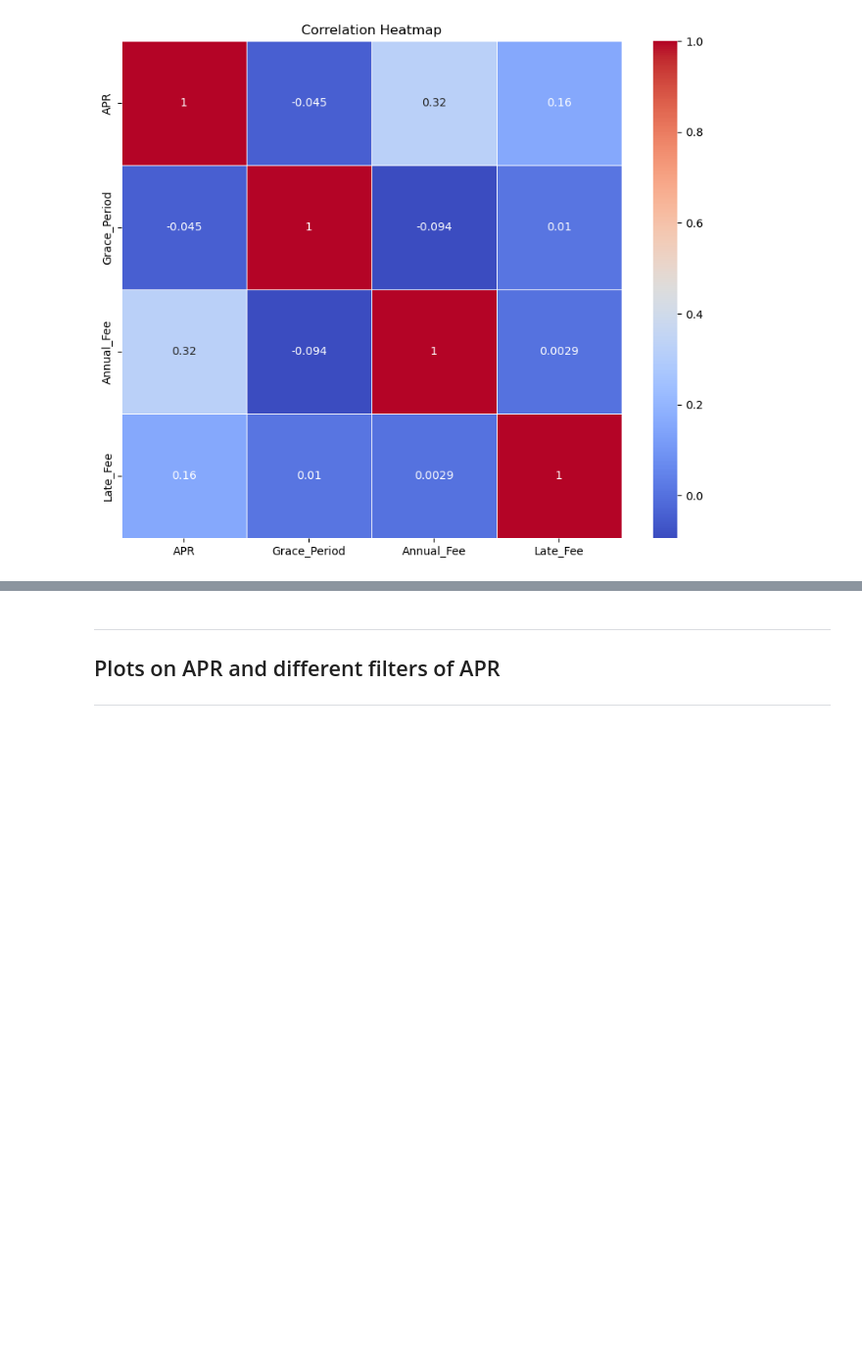
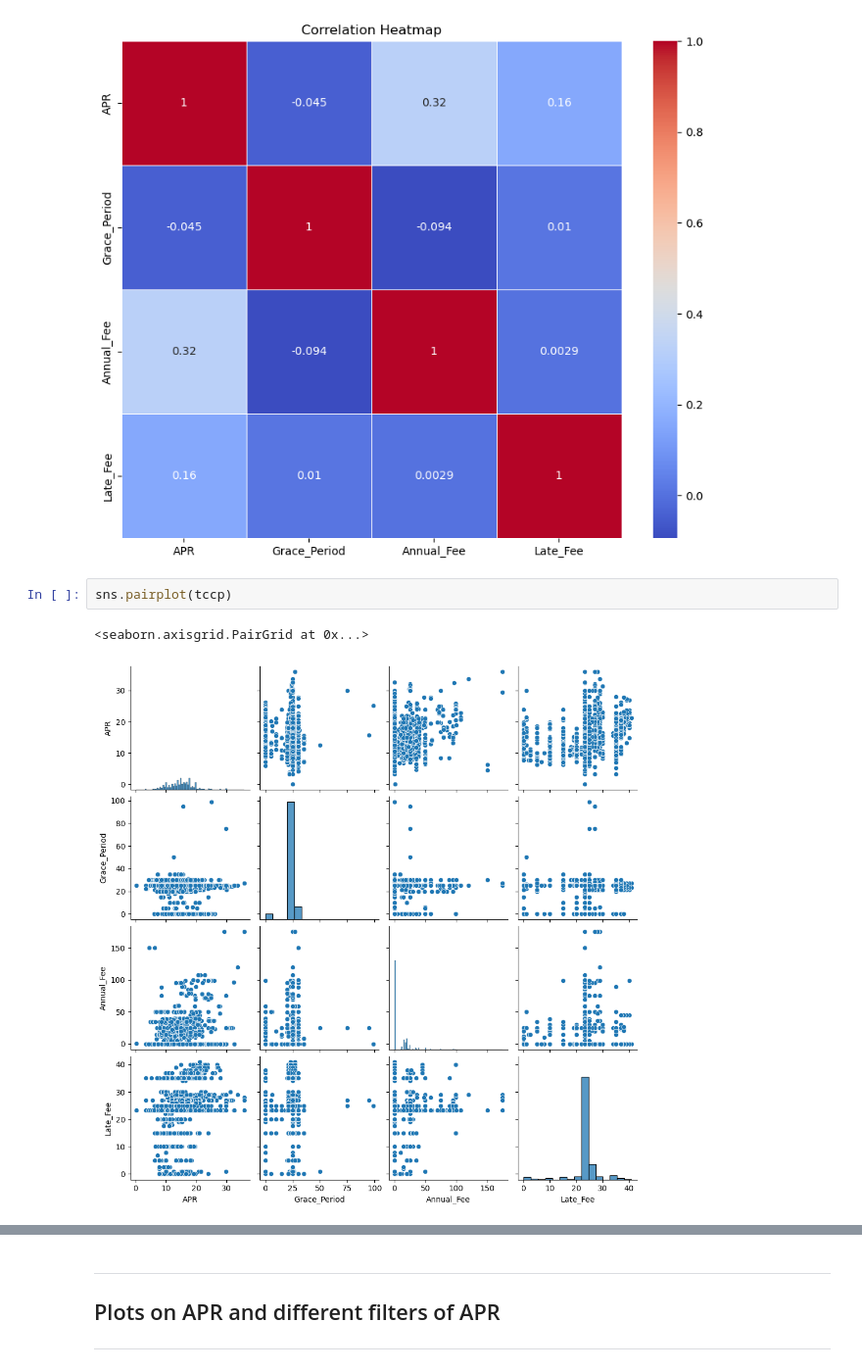
Before and after one commit to DanielGroneberg/TOP_project, a Jupyter notebook: code/CFPB_Data.ipynb, the cells around one changed output, grey strips where cells are left out. Shown at 98% size. Cells and saved outputs as stored; diff of their text form; blank space fills up the shorter version.

```diff
--- a/code/CFPB_Data.ipynb
+++ b/code/CFPB_Data.ipynb
@@ -716,6 +716,11 @@ plt.title('Correlation Heatmap')  # Set the heatmap title
 plt.show()  # Display the heatmap
 # %% [output]
 [figure]
+# %%
+sns.pairplot(tccp)
+# %% [output]
+<seaborn.axisgrid.PairGrid at 0x...>
+[figure, added]
 # %% [markdown]
 <a id="apr-plots"></a>
 # %% [markdown]
```
Also changed, not shown: parts of 24 cells of this notebook.
